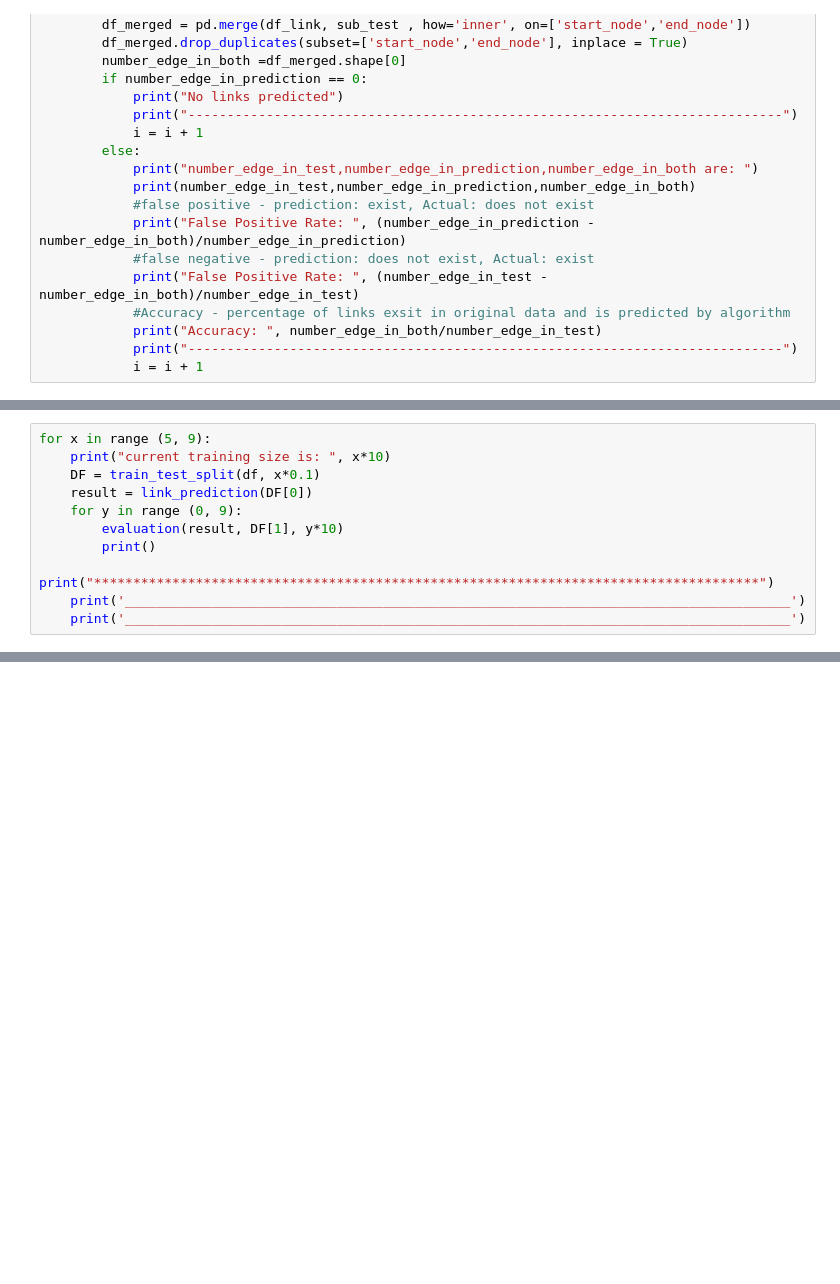
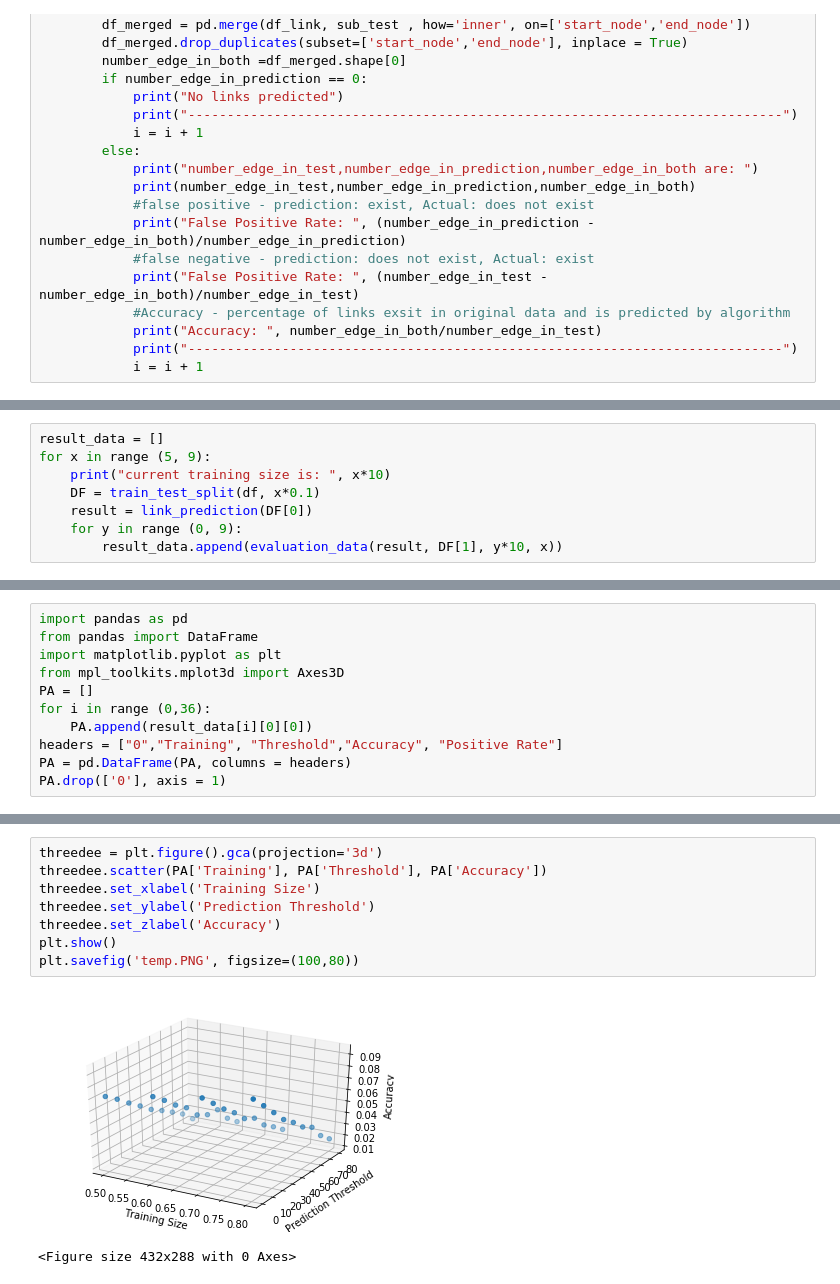
Before and after one commit to itavares/Temporal-Link-Prediction-and-Community-Detection, a Jupyter notebook: Link_Prediction.ipynb, the cells around one changed output, grey strips where cells are left out. Drawn from its saved outputs; the diff is of its cells as text; blank space fills up the shorter version.

Commit message:
add_plot

```diff
--- a/Link_Prediction.ipynb
+++ b/Link_Prediction.ipynb
@@ -158,14 +197,11 @@ def evaluation(link_list, sub_test, percentile):
 # %%
+result_data = []
 for x in range (5, 9):
     print("current training size is: ", x*10)
     DF = train_test_split(df, x*0.1)
     result = link_prediction(DF[0])
     for y in range (0, 9):
-        evaluation(result, DF[1], y*10)
-        print()
-        print("*************************************************************************************")
-    print('_____________________________________________________________________________________')
-    print('_____________________________________________________________________________________')
+        result_data.append(evaluation_data(result, DF[1], y*10, x))
 # %% [output]
 current training size is:  50
 A value is trying to be set on a copy of a slice from a DataFrame
@@ -191,0 +214,11 @@ ________________________________________________________________________________
+# %%
+import pandas as pd
+from pandas import DataFrame
+import matplotlib.pyplot as plt
+from mpl_toolkits.mplot3d import Axes3D
+PA = []
+for i in range (0,36):
+    PA.append(result_data[i][0][0])
+headers = ["0","Training", "Threshold","Accuracy", "Positive Rate"]
+PA = pd.DataFrame(PA, columns = headers)
+PA.drop(['0'], axis = 1)
@@ -191,0 +243,11 @@ ________________________________________________________________________________
+# %%
+threedee = plt.figure().gca(projection='3d')
+threedee.scatter(PA['Training'], PA['Threshold'], PA['Accuracy'])
+threedee.set_xlabel('Training Size')
+threedee.set_ylabel('Prediction Threshold')
+threedee.set_zlabel('Accuracy')
+plt.show()
+plt.savefig('temp.PNG', figsize=(100,80))
+# %% [output]
+[figure, added]
+<Figure size 432x288 with 0 Axes>
```
Also changed, not shown: parts of 4 cells of this notebook.
